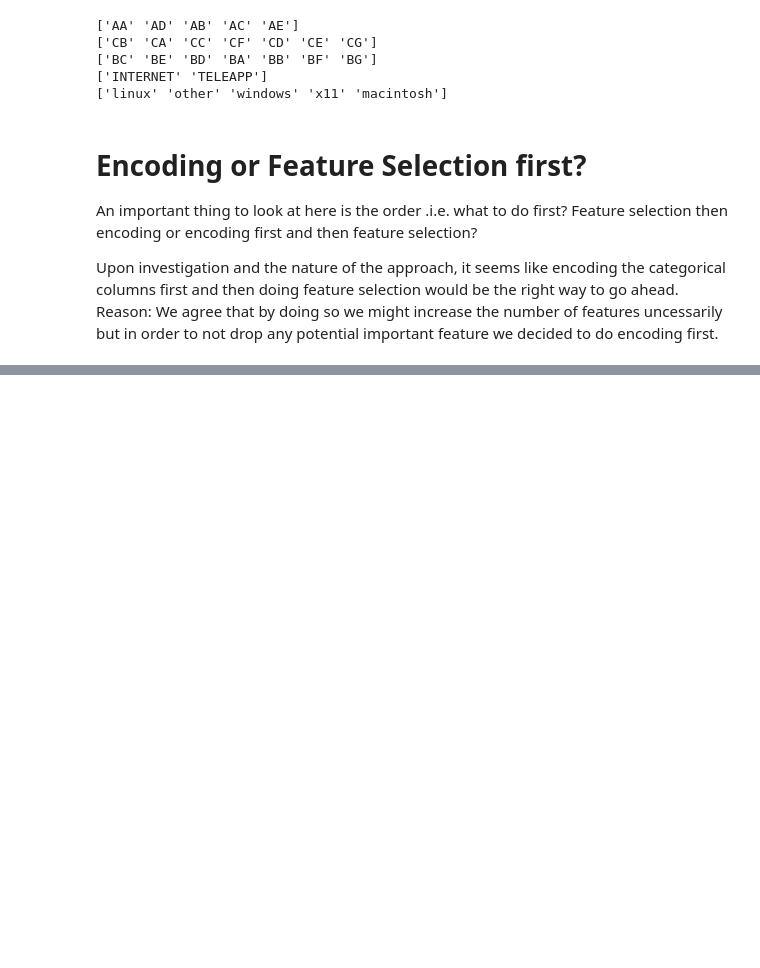
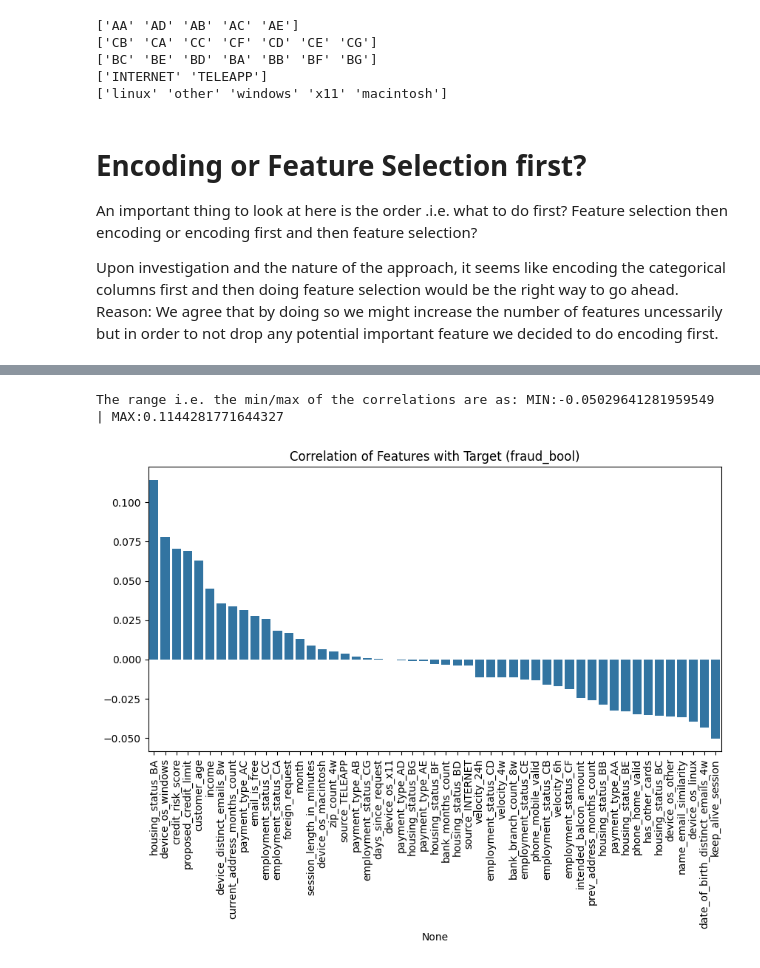
Before and after one commit to Vedant321/personal_projects, a Jupyter notebook: scripts/practice/Data_Analysis/Credit_Card_Fraud_Detection/Credit_Card_Fraud_EDA.ipynb, the cells around one changed output, grey strips where cells are left out. Saved outputs shown, nothing was run; the diff lists cells and outputs as text; code cells hidden in the pictures; blank space fills up the shorter version.

Commit message:
BRANCH-3: Credit fraud- Uni and Bivairate Analysis

```diff
--- a/scripts/practice/Data_Analysis/Credit_Card_Fraud_Detection/Credit_Card_Fraud_EDA.ipynb
+++ b/scripts/practice/Data_Analysis/Credit_Card_Fraud_Detection/Credit_Card_Fraud_EDA.ipynb
@@ -176,0 +208,37 @@ We agree that by doing so we might increase the number of features uncessarily b
+# %%
+
+X = df_encoded.drop(columns=['fraud_bool'])
+y = df_encoded['fraud_bool']
+
+import seaborn as sns
+import matplotlib.pyplot as plt
+
+# Finding the relation with the target column (fraud_bool).
+# correlations = X.corrwith(y).sort_values(ascending=False)
+# print(correlations)
+
+
+# By executing we got the below error indicating that we are dividing something by 0. Happens because of the following:
+# corr(X,Y) = COV(X, Y)/(stdx * stdy)
+
+# Means one or both of the std deviations are having the value 0 somewhere.
+
+# /usr/local/lib/python3.12/dist-packages/numpy/lib/_function_base_impl.py:2922: RuntimeWarning: invalid value encountered in divide
+#   c /= stddev[:, None]
+# /usr/local/lib/python3.12/dist-packages/numpy/lib/_function_base_impl.py:2923: RuntimeWarning: invalid value encountered in divide
+#   c /= stddev[None, :]
+
+
+zero_var_cols = X.columns[X.std() == 0].tolist()
+print("Columns with zero variance:", zero_var_cols)
+
+
+if len(zero_var_cols) > 0:
+    X = X.drop(columns=zero_var_cols)
+    print(f"Dropped {len(zero_var_cols)} zero-variance columns.")
+else:
+    print("No zero-variance columns found.")
+
+
+correlations = X.corrwith(y).sort_values(ascending=False)
+print(correlations)
@@ -176,0 +263,11 @@ We agree that by doing so we might increase the number of features uncessarily b
+# %%
+# Plotting those Correaltions
+print(f"The range i.e. the min/max of the correlations are as: MIN:{min(correlations)} | MAX:{max(correlations)}")
+plt.figure(figsize=(10,5))
+sns.barplot(x=correlations.index, y=correlations.values)
+plt.xticks(rotation=90)
+plt.title("Correlation of Features with Target (fraud_bool)")
+plt.show()
+# %% [output]
+The range i.e. the min/max of the correlations are as: MIN:-0.05029641281959549 | MAX:0.1144281771644327
+[figure, added]
```
Also changed, not shown: parts of 11 cells of this notebook.
